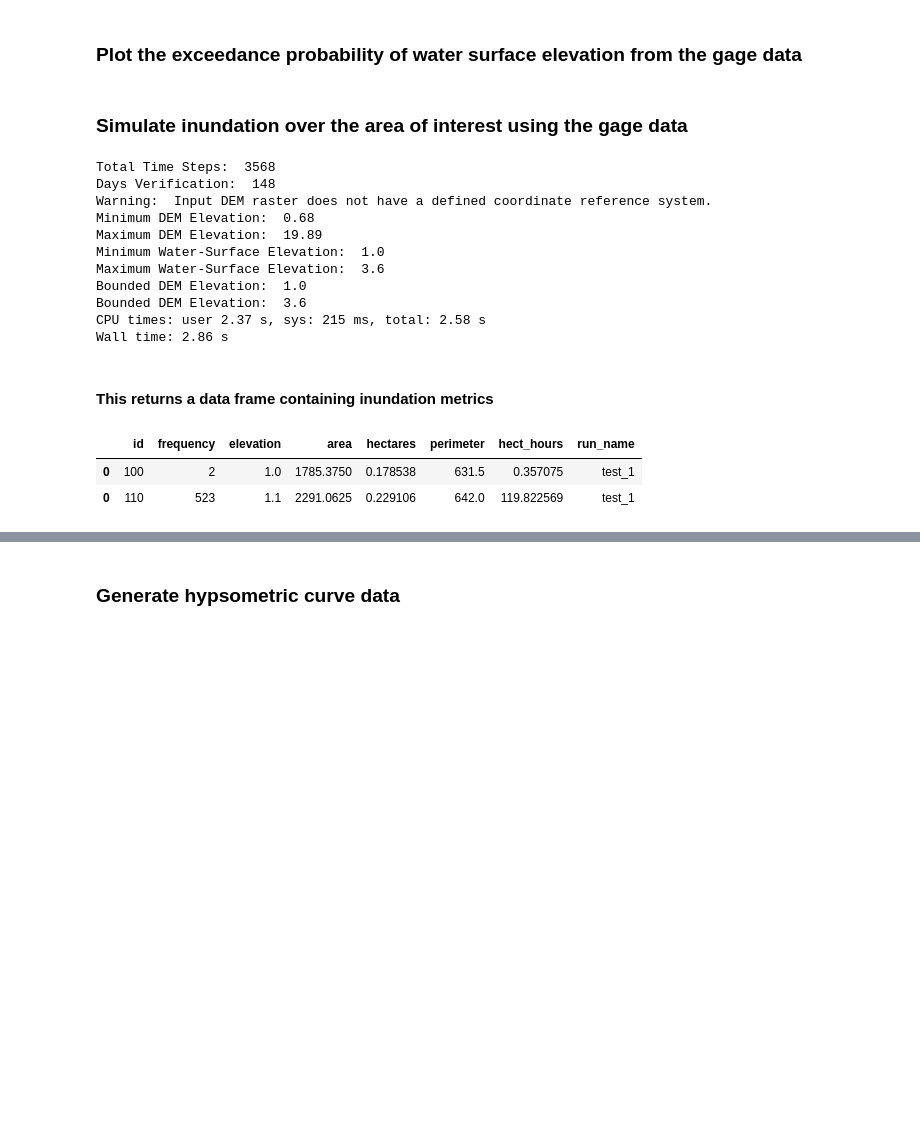
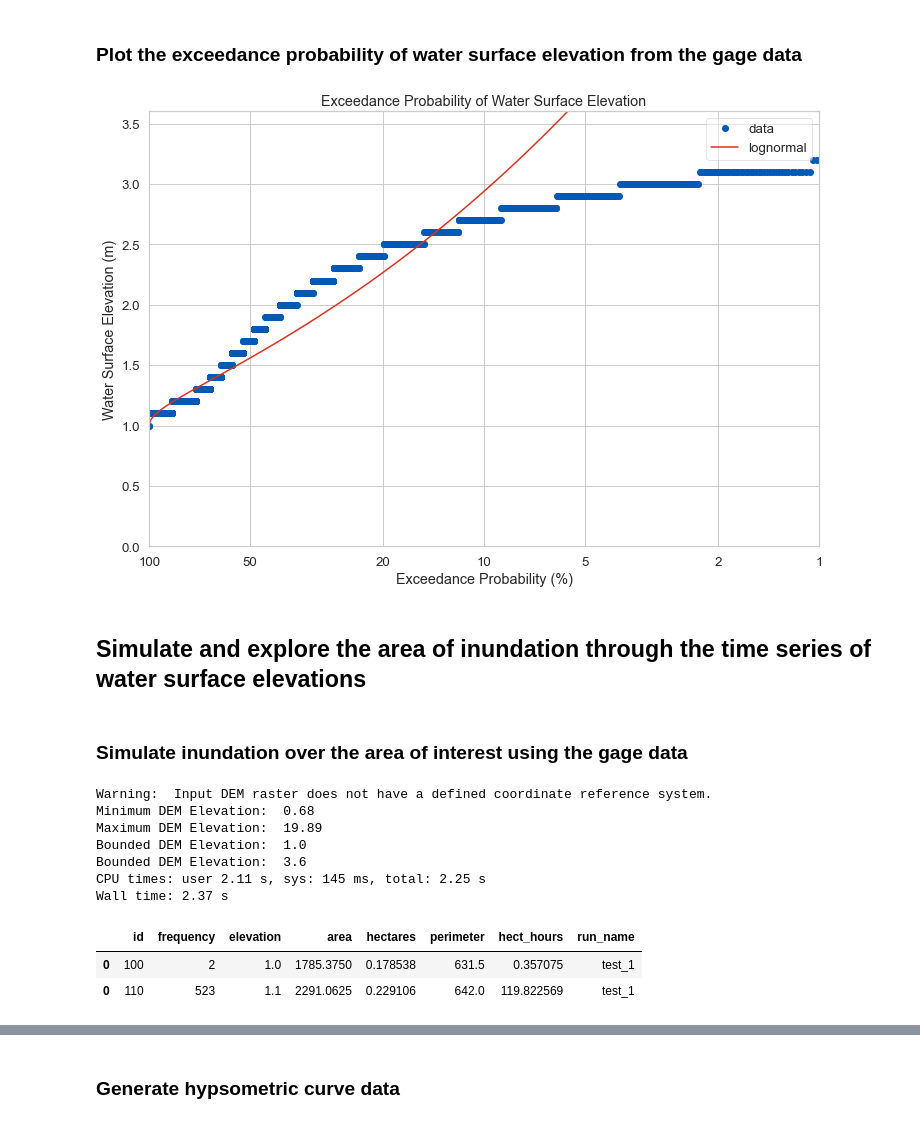
Before and after one commit to crvernon/atiim, a Jupyter notebook: noteboooks/testing.ipynb, the cells around one changed output, grey strips where cells are left out. Saved outputs shown, nothing was run; the diff lists cells and outputs as text; code cells hidden in the pictures; blank space fills up the shorter version.

```diff
--- a/noteboooks/testing.ipynb
+++ b/noteboooks/testing.ipynb
@@ -50,6 +50,12 @@ atiim.plot_wse_probability_density(gage_data=gage_data_file)
 [figure]
 # %% [markdown]
 ### Plot the exceedance probability of water surface elevation from the gage data
+# %%
+atiim.plot_wse_exceedance_probability(data=gage_data_file)
+# %% [output]
+[figure, added]
+# %% [markdown]
+## Simulate and explore the area of inundation through the time series of water surface elevations
 # %% [markdown]
 ### Simulate inundation over the area of interest using the gage data
 # %%
@@ -65,24 +71,17 @@ df = atiim.simulate_inundation(dem_file=dem_file,
                                elevation_interval=elevation_interval,
                                hour_interval=hour_interval,
                                n_jobs=1)
+
+df.head(2)
 # %% [output]
-Total Time Steps:  3568
-Days Verification:  148
 Warning:  Input DEM raster does not have a defined coordinate reference system.
 Minimum DEM Elevation:  0.68
 Maximum DEM Elevation:  19.89
-Minimum Water-Surface Elevation:  1.0
-Maximum Water-Surface Elevation:  3.6
 Bounded DEM Elevation:  1.0
 Bounded DEM Elevation:  3.6
-CPU times: user 2.37 s, sys: 215 ms, total: 2.58 s
-Wall time: 2.86 s
+CPU times: user 2.11 s, sys: 145 ms, total: 2.25 s
+Wall time: 2.37 s
+|  | id | frequency | elevation | area | hectares | perimeter | hect_hours | run_name |
+| 0 | 100 | 2 | 1.0 | 1785.3750 | 0.178538 | 631.5 | 0.357075 | test_1 |
+| 0 | 110 | 523 | 1.1 | 2291.0625 | 0.229106 | 642.0 | 119.822569 | test_1 |
-# %% [markdown]
-#### This returns a data frame containing inundation metrics
-# %%
-df.head(2)
-# %% [output]
-|  | id | frequency | elevation | area | hectares | perimeter | hect_hours | run_name |
-| 0 | 100 | 2 | 1.0 | 1785.3750 | 0.178538 | 631.5 | 0.357075 | test_1 |
-| 0 | 110 | 523 | 1.1 | 2291.0625 | 0.229106 | 642.0 | 119.822569 | test_1 |
 # %% [markdown]
```
Also changed, not shown: parts of 10 cells of this notebook, 4 other files.
